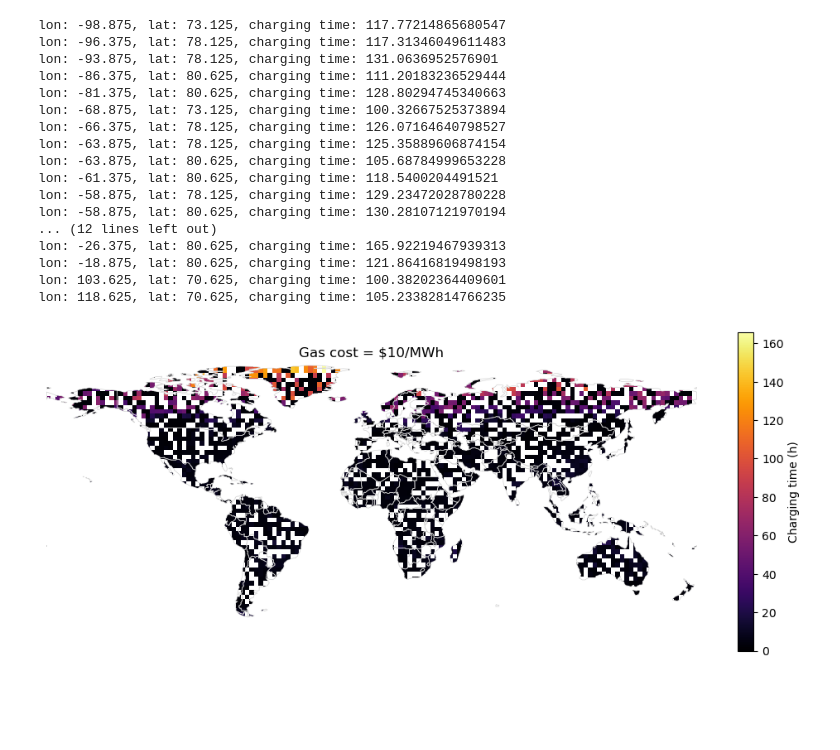
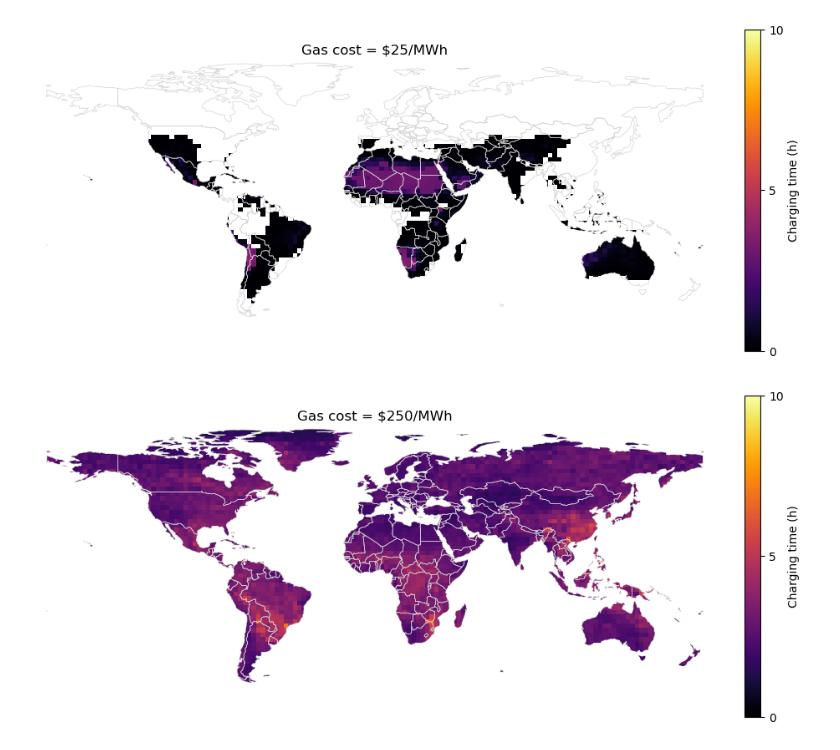
Before and after one commit to carnegie/clab_concentrated_solar, a Jupyter notebook: plot_result_map.ipynb, the cells around one changed output. Cells and saved outputs as stored; diff of their text form; code cells hidden in the pictures; blank space fills up the shorter version.

Commit message:
Before new figure ideas

```diff
--- a/plot_result_map.ipynb
+++ b/plot_result_map.ipynb
@@ -3,15 +3,3 @@ import xarray as xr
 import pandas as pd
 from utilities.plotting import *
 from utilities.utils import *
-# %%
-
-lat_bands, colors = plot_lat_bands(get_world())
-gas_costs=[10, 50, 1000, 10000]
-for var in [ 'storage_ratio']:
-    latitude_df = pd.DataFrame()
-    for gas_cost in gas_costs:
-        store_results_map('CSP_storage', gas_cost, var)
-        masked_dataset = mask_data_world(xr.open_dataset(f'output_data/cfs_mean/{var}_CSP_storage_gas{gas_cost}.nc'), get_world())
-        latitude_df = calculate_lat_band_mean(latitude_df, masked_dataset, lat_bands, gas_cost)
-
-    plot_line(latitude_df, colors)
@@ -17,0 +10,27 @@ for var in [ 'storage_ratio']:
+# %%
+
+gas_costs=[10, 25, 50, 100, 250, 500, 750, 1000, 2500, 7500, 10000]
+case = 'CSP_storage'
+
+for var in ['cs_fraction', 'storage_ratio', 'gas_price_min_frac']:
+    print(var)
+    results = None
+    latitude_df = pd.DataFrame()
+    for gas_cost in gas_costs:
+        print(gas_cost)
+        if not var == 'gas_price_min_frac':
+            results = store_results_map(case, gas_cost, var)
+
+            # Save the results to a netcdf file
+            if not os.path.exists(f'output_data/{var}_{case}_gas{gas_cost}.nc'):
+                results.to_netcdf(f'output_data/{var}_{case}_gas{gas_cost}.nc')
+            masked_dataset = mask_data_world(xr.open_dataset(f'output_data/{var}_{case}_gas{gas_cost}.nc'), get_world())
+            latitude_df = calculate_lat_band_mean(latitude_df, masked_dataset, lat_bands, gas_cost)
+        else:
+            results = store_results_map(case, gas_cost, var, result_array=results)
+
+    if var == 'gas_price_min_frac':
+        if not os.path.exists(f'output_data/{var}_{case}_threshold0p5.nc'):
+            results.to_netcdf(f'output_data/{var}_{case}_threshold0p5.nc')
+    else:
+        plot_line(latitude_df, colors, var)
@@ -22,37 +80,6 @@ plot_result_map('output_data/cfs_mean/cs_fraction_CSP_storage_gas50.nc', 'CSP_st
-# %%
-# Print cells with charging time > 100 h
-data = xr.open_dataset('output_data/cfs_mean/storage_ratio_CSP_storage_gas10.nc')
-data = data.where(data['breakeven_cost'] > 100, drop=True)
-
-# print the cells with charging time > 100 such that I can see which lon lat has which charging time
-# Extract coordinate pairs
-lon = data['x'].values
-lat = data['y'].values
-
-# Print as pairs
-for lo in lon:
-    for la in lat:
-        if not np.isnan(data.sel(x=lo, y=la)['breakeven_cost'].values):
-            print(f"lon: {lo}, lat: {la}, charging time: {data.sel(x=lo, y=la)['breakeven_cost'].values}")
-# %% [output]
-lon: -98.875, lat: 73.125, charging time: 117.77214865680547
-lon: -96.375, lat: 78.125, charging time: 117.31346049611483
-lon: -93.875, lat: 78.125, charging time: 131.0636952576901
-lon: -86.375, lat: 80.625, charging time: 111.20183236529444
-lon: -81.375, lat: 80.625, charging time: 128.80294745340663
-lon: -68.875, lat: 73.125, charging time: 100.32667525373894
-lon: -66.375, lat: 78.125, charging time: 126.07164640798527
-lon: -63.875, lat: 78.125, charging time: 125.35889606874154
-lon: -63.875, lat: 80.625, charging time: 105.68784999653228
-lon: -61.375, lat: 80.625, charging time: 118.5400204491521
-lon: -58.875, lat: 78.125, charging time: 129.23472028780228
-lon: -58.875, lat: 80.625, charging time: 130.28107121970194
-... (12 lines left out)
-lon: -26.375, lat: 80.625, charging time: 165.92219467939313
-lon: -18.875, lat: 80.625, charging time: 121.86416819498193
-lon: 103.625, lat: 70.625, charging time: 100.38202364409601
-lon: 118.625, lat: 70.625, charging time: 105.23382814766235
 # %%
-plot_result_map('output_data/cfs_mean/storage_ratio_CSP_storage_gas10.nc', 'CSP_storage', 'Gas cost = $10/MWh', 'Charging time (h)')
+for gas_cost in [25, 250]:
+    plot_result_map(f'output_data/storage_ratio_CSP_storage_gas{gas_cost}.nc', 'CSP_storage', f'Gas cost = ${gas_cost}/MWh', 'Charging time (h)')
 # %% [output]
-[figure, old version]
+[figure, new version]
+[figure, added]
```
Also changed, not shown: parts of 4 cells of this notebook, 5 other files.
